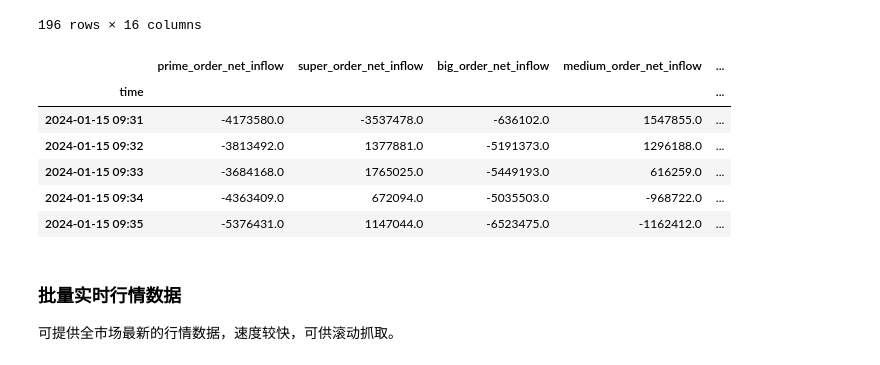
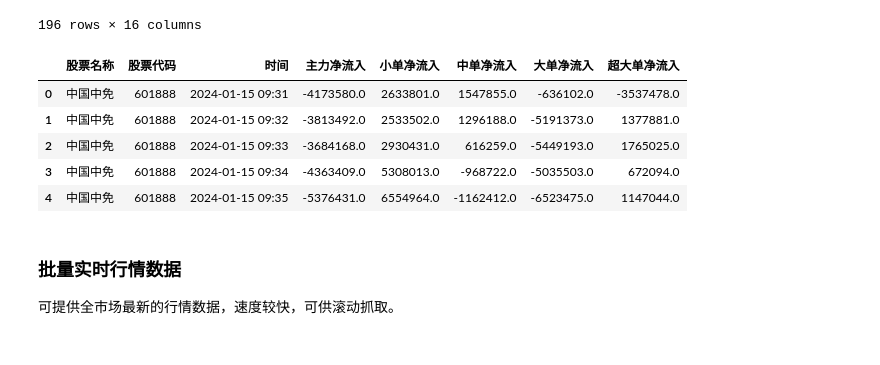
Before and after one commit to robustness-data/quant-universe, a Jupyter notebook: notebooks/efinance.ipynb, the cells around one changed output. Saved outputs shown, nothing was run; the diff lists cells and outputs as text; code cells hidden in the pictures.

```diff
--- a/notebooks/efinance.ipynb
+++ b/notebooks/efinance.ipynb
@@ -57,17 +48,11 @@ flow_renamer = {
 # %%
 # 个股分钟级资金流向
-flow_min = ef.stock.get_today_bill(ticker)\
-    .rename(columns=flow_renamer)\
-    .set_index('time')\
-    .loc[:, ["prime_order_net_inflow", "super_order_net_inflow",
-             "big_order_net_inflow", "medium_order_net_inflow",
-             "small_order_net_inflow"]]
-flow_min.head()
+flow_intraday = ef.stock.get_today_bill(ticker)
+flow_intraday.head()
 # %% [output]
-|  | prime_order_net_inflow | super_order_net_inflow | big_order_net_inflow | medium_order_net_inflow | ... |
-| time |  |  |  |  | ... |
-| 2024-01-15 09:31 | -4173580.0 | -3537478.0 | -636102.0 | 1547855.0 | ... |
-| 2024-01-15 09:32 | -3813492.0 | 1377881.0 | -5191373.0 | 1296188.0 | ... |
-| 2024-01-15 09:33 | -3684168.0 | 1765025.0 | -5449193.0 | 616259.0 | ... |
-| 2024-01-15 09:34 | -4363409.0 | 672094.0 | -5035503.0 | -968722.0 | ... |
-| 2024-01-15 09:35 | -5376431.0 | 1147044.0 | -6523475.0 | -1162412.0 | ... |
+|  | 股票名称 | 股票代码 | 时间 | 主力净流入 | 小单净流入 | 中单净流入 | 大单净流入 | 超大单净流入 |
+| 0 | 中国中免 | 601888 | 2024-01-15 09:31 | -4173580.0 | 2633801.0 | 1547855.0 | -636102.0 | -3537478.0 |
+| 1 | 中国中免 | 601888 | 2024-01-15 09:32 | -3813492.0 | 2533502.0 | 1296188.0 | -5191373.0 | 1377881.0 |
+| 2 | 中国中免 | 601888 | 2024-01-15 09:33 | -3684168.0 | 2930431.0 | 616259.0 | -5449193.0 | 1765025.0 |
+| 3 | 中国中免 | 601888 | 2024-01-15 09:34 | -4363409.0 | 5308013.0 | -968722.0 | -5035503.0 | 672094.0 |
+| 4 | 中国中免 | 601888 | 2024-01-15 09:35 | -5376431.0 | 6554964.0 | -1162412.0 | -6523475.0 | 1147044.0 |
```
Also changed, not shown: parts of 24 cells of this notebook, 5 other files.
